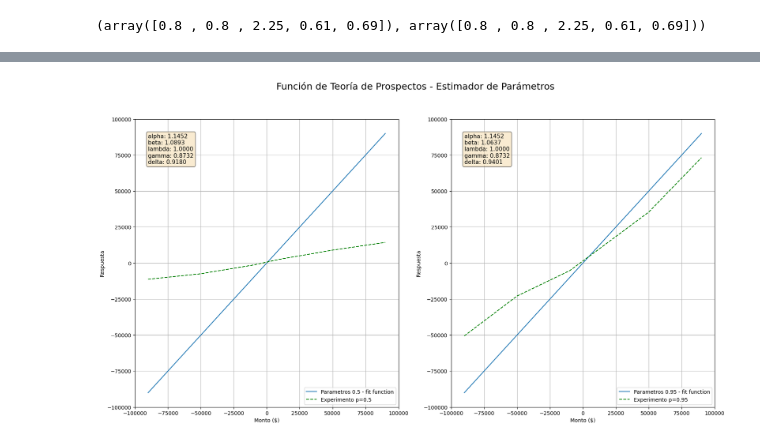
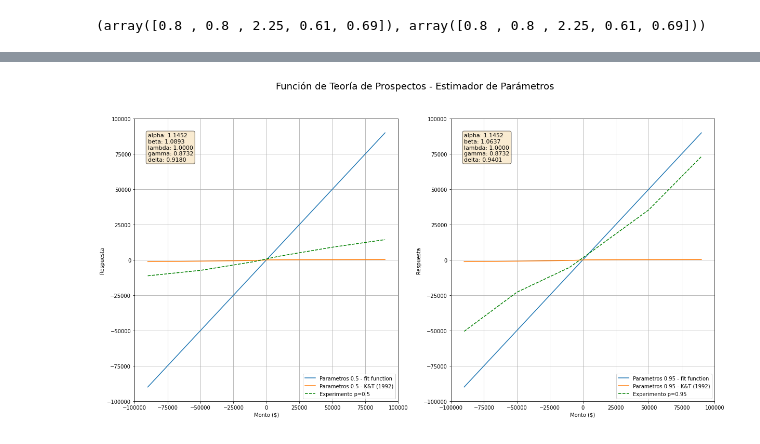
Before and after one commit to educarrascov/DISC_Teoria, a Jupyter notebook: Sesion III/Tarea3_ecarrascov.ipynb, the cells around one changed output, grey strips where cells are left out. Cells and saved outputs as stored; diff of their text form; code cells hidden in the pictures.

```diff
--- a/Sesion III/Tarea3_ecarrascov.ipynb
+++ b/Sesion III/Tarea3_ecarrascov.ipynb
@@ -571,7 +571,7 @@ fig, ax = plt.subplots(1, 2, figsize=(20, 10))
 
 # Gráfico para 0.5
 ax[0].plot(x_values, y_values_05_ff, label='Parametros 0.5 - fit function')
-#ax[0].plot(x_values, y_values_05_ls, label='Parametros 0.5 - K&T (1992)')
+ax[0].plot(x_values, y_values_05_ls, label='Parametros 0.5 - K&T (1992)')
 #ax[0].plot(x_values, y_values_05_de, label='Parametros 0.5 - Optimización Global')
 ax[0].plot(sorted_x_05, sorted_mean_05, 'g--', label='Experimento p=0.5')
 
@@ -587,33 +587,33 @@ ax[0].text(0.05, 0.95, textstr_05, transform=ax[0].transAxes, fontsize=11,
 
 # Gráfico para 0.95
 ax[1].plot(x_values, y_values_95_ff, label='Parametros 0.95 - fit function')
-#ax[1].plot(x_values, y_values_95_ls, label='Parametros 0.95 - K&T (1992)')
+ax[1].plot(x_values, y_values_95_ls, label='Parametros 0.95 - K&T (1992)')
 #ax[1].plot(x_values, y_values_95_de, label='Parametros 0.95 - Optimización Global')
 ax[1].plot(sorted_x_95, sorted_mean_95, 'g--', label='Experimento p=0.95')
 
 # Cuadro de texto para los parámetros de 0.95
 textstr_95 = '\n'.join((
     f'alpha: {params_95[0]:.4f}',
     f'beta: {params_95[1]:.4f}',
     f'lambda: {params_95[2]:.4f}',
     f'gamma: {params_95[3]:.4f}',
     f'delta: {params_95[4]:.4f}'))
 ax[1].text(0.05, 0.95, textstr_95, transform=ax[1].transAxes, fontsize=11,
         verticalalignment='top', bbox=dict(boxstyle='round', facecolor='wheat', alpha=0.6))
 
 # Configuración de los gráficos
 for a in ax:
     a.set_xlabel('Monto ($)')
     a.set_ylabel('Respuesta')
     a.legend(loc='lower right')
     a.grid(True)
     a.set_ylim([-100000, 100000])
     a.set_xlim([-100000, 100000])
 
 # Título general
 plt.suptitle('Función de Teoría de Prospectos - Estimador de Parámetros', fontsize=18)
 
 # Mostrar gráfico
 plt.show()
 # %% [output]
-[figure, old version]
+[figure, new version]
```
Also changed, not shown: parts of 4 cells of this notebook.
